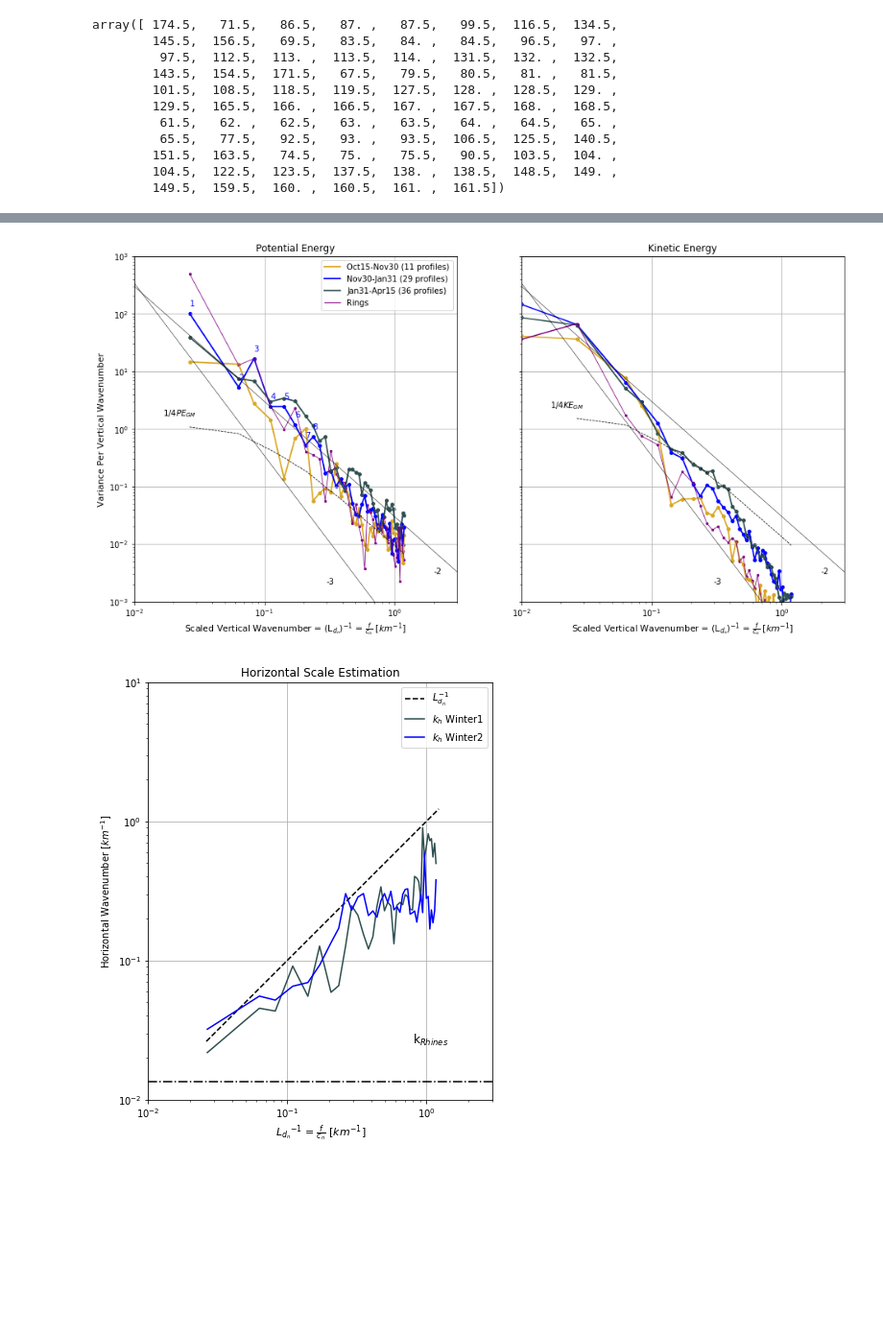
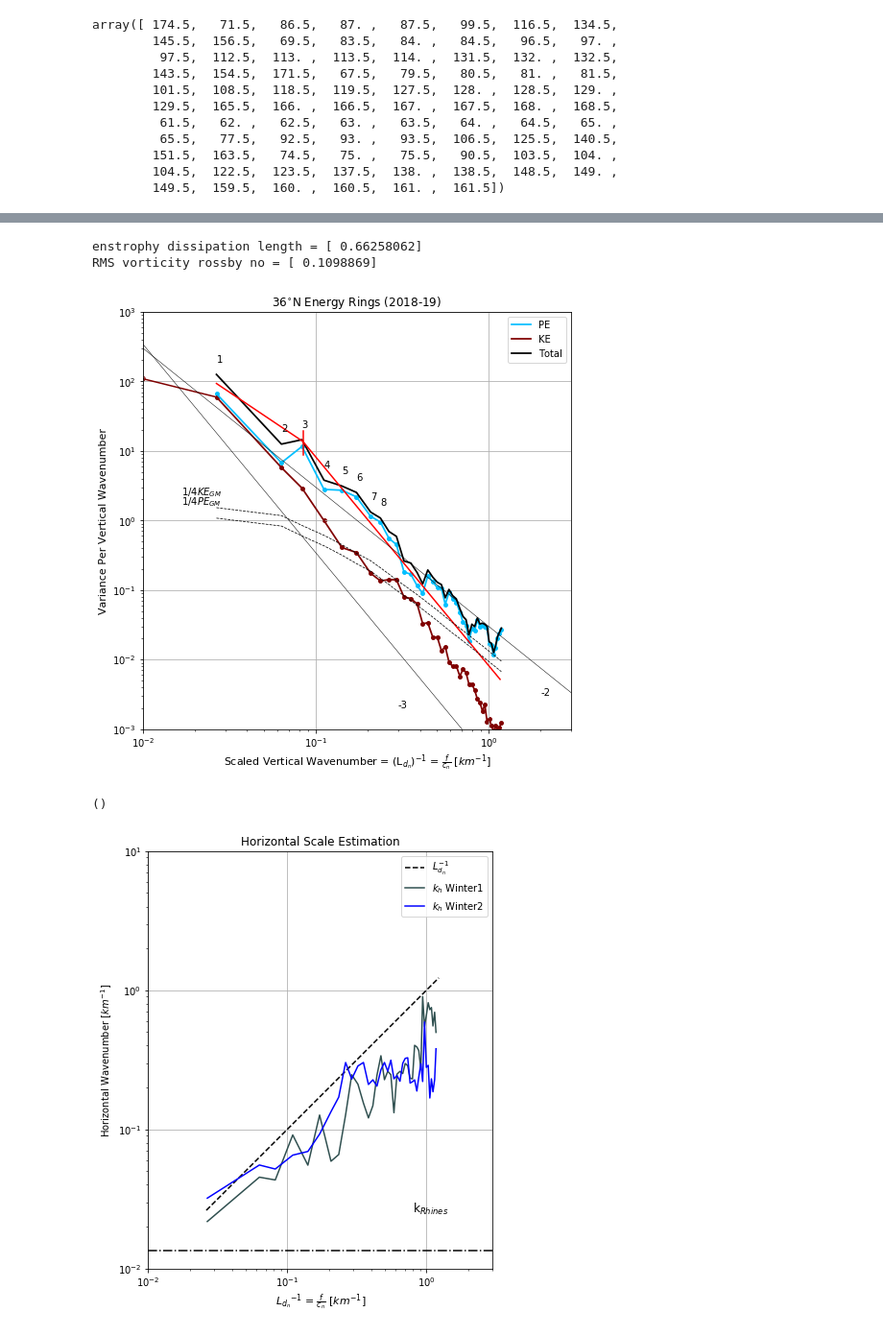
Before and after one commit to jakesteinberg/geostrophic_turbulence, a Jupyter notebook: 36N_dg_2018_mode_projections .ipynb, the cells around one changed output, grey strips where cells are left out. Shown at 96% size. Saved outputs shown, nothing was run; the diff lists cells and outputs as text; code cells hidden in the pictures; blank space fills up the shorter version.

Commit message:
better comparisons among spectra from different places, post meeting with charlie

```diff
--- a/36N_dg_2018_mode_projections .ipynb
+++ b/36N_dg_2018_mode_projections .ipynb
@@ -341,7 +341,8 @@ for i in range(mmax + 1):
     F_int[:, i] = np.interp(grid, grid2, F_int_g2[:, i])
 
 # --- test season differences in modes
-cols = ['#DAA520', 'b', '#2F4F4F', '#800080'] # yellow, blue, grey, ring_color
+cols = ['#DAA520', 'b', '#800080', '#2F4F4F'] # yellow, blue, ring_color, grey
+season_labs = ['Fall', 'Winter', 'Ring']
 # season order, fall, winter1, winter2 (use same colors as BATS: reorder to yellow, blue, grey (no summer/red))
 # BATS order
 # cols = ['#2F4F4F', '#FF4500', '#DAA520', '#800080']
@@ -1091,65 +1128,80 @@ np.shape(np.squeeze(PE_per_mass_0[1:, inn]))
+# %%
+print('enstrophy dissipation length = ' + str(enst_diss))
+print('RMS vorticity rossby no = ' + str(np.sqrt(rms_vort) / f_ref))
+# %% [output]
+enstrophy dissipation length = [ 0.66258062]
+RMS vorticity rossby no = [ 0.1098869]
 # %%
-# --- PLOT ENERGY BY SEASON
+# --- PLOT ENERGY
 
-matplotlib.rcParams['figure.figsize'] = (16,8)
+matplotlib.rcParams['figure.figsize'] = (8,8)
 
-f_s_en, (ax1, ax2) = plt.subplots(1, 2, sharey=True)
-labs = 'Oct15-Nov30 (' + str(np.shape(d_fall)[0]) + ' profiles)', 'Nov30-Jan31 (' + str(np.shape(d_win1)[0]) + ' profiles)', 'Jan31-Apr15 (' + str(np.shape(d_win2)[0]) + ' profiles)', 'Rings'
+scols = ['#00BFFF', '#800000']
+
+f_s_en, ax1 = plt.subplots()
+labs = 'Oct15-Nov30 (' + str(np.shape(d_fall)[0]) + ' profiles)', 'Nov30-Apr15 (' + str(np.shape(d_win2)[0]) + ' profiles)', 'Rings'
 lw = [1.75, 1.75, 1.75, .8]
 scz = [15, 15, 15, 6]
 seasonal_PE_output = np.nan * np.ones((nmodes, len(bckgrds)))
 seasonal_KE_output = np.nan * np.ones((nmodes, len(bckgrds)))
-for i in range(len(bckgrds)):
-    inn = bckgrds[i]
-    ax1.plot(sc_x, np.nanmean(PE_per_mass_0[1:, inn], axis=1) / dk, color=cols[i], label=labs[i], linewidth=lw[i])
-    ax1.scatter(sc_x, np.nanmean(PE_per_mass_0[1:, inn], axis=1) / dk, color=cols[i], s=scz[i])
-    ax2.plot(sc_x, np.nanmean(HKE_per_mass_0[1:, inn], axis=1) / dk, color=cols[i], label=labs[i], linewidth=lw[i])
-    ax2.scatter(sc_x, np.nanmean(HKE_per_mass_0[1:, inn], axis=1) / dk, color=cols[i], s=scz[i])
-    ax2.plot([10**-2, 1000 * f_ref / c[1]], np.nanmean(HKE_per_mass_0[:, inn], axis=1)[0:2] / dk, color=cols[i], linewidth=1.5)
-    ax2.scatter(10**-2, np.nanmean(HKE_per_mass_0[:, inn], axis=1)[0] / dk, color=cols[i], s=scz[i]*1.5, facecolors='none')
+for i in range(1, 2):  # len(bckgrds)
+    inn = bckgrds[1]  # range(0, np.shape(PE_per_mass_0)[1])
+    ax1.plot(sc_x, np.nanmean(PE_per_mass_0[1:, inn], axis=1) / dk, color=scols[0], label='PE', linewidth=lw[i])
+    ax1.scatter(sc_x, np.nanmean(PE_per_mass_0[1:, inn], axis=1) / dk, color=scols[0], s=scz[i])
+    ax1.plot(sc_x, np.nanmean(HKE_per_mass_0[1:, inn], axis=1) / dk, color=scols[1], label='KE', linewidth=lw[i])
+    ax1.scatter(sc_x, np.nanmean(HKE_per_mass_0[1:, inn], axis=1) / dk, color=scols[1], s=scz[i])
+    ax1.plot([10**-2, 1000 * f_ref / c[1]], np.nanmean(HKE_per_mass_0[:, inn], axis=1)[0:2] / dk, color=scols[1], linewidth=1.5)
+    ax1.scatter(10**-2, np.nanmean(HKE_per_mass_0[:, inn], axis=1)[0] / dk, color=scols[1], s=scz[i]*1.5, facecolors='none')
     # plot PE from individual profiles if wanted
     # ax1.plot(sc_x, np.nanmean(PE_per_mass_all[1:, bckgrds_all[i]], axis=1) / dk, color=cols[i], label=labs[i], linewidth=1, linestyle='-')
     # ax1.scatter(sc_x, np.nanmean(PE_per_mass_all[1:, bckgrds_all[i]], axis=1) / dk, color=cols[i], s=15)
 
+    ax1.plot(sc_x, (np.nanmean(PE_per_mass_0[1:, inn], axis=1) + np.nanmean(HKE_per_mass_0[1:, inn], axis=1)) / dk,
+             color='k', label='Total', linewidth=lw[i])
+
+    ax1.plot(10**x_grid, 10**fit_total, color='r')
+    ax1.plot(10**np.array([x_grid[first_over], x_grid[first_over]]),
+             10**np.array([fit_3[0]-.2, fit_3[0]+.15]), color='r')
 
     seasonal_PE_output[1:, i] = np.nanmean(PE_per_mass_0[1:, inn], axis=1) / dk
     seasonal_KE_output[1:, i] = np.nanmean(HKE_per_mass_0[1:, inn], axis=1) / dk
     seasonal_KE_output[0, i] = np.nanmean(HKE_per_mass_0[:, inn], axis=1)[0] / dk
+inn = bckgrds[1]
+TEE = (np.nanmean(PE_per_mass_0[1:, inn], axis=1) + np.nanmean(HKE_per_mass_0[1:, inn], axis=1)) / dk
 modeno = '1', '2', '3', '4', '5', '6', '7', '8'
 for i in range(len(modeno)):
-    ax1.text(sc_x[i], (np.nanmean(PE_per_mass_0[i + 1, bckgrds[1]]) / dk) +
-             (np.nanmean(PE_per_mass_0[i + 1, bckgrds[1]]) / dk)/3, modeno[i], color=cols[1])
+    ax1.text(sc_x[i], TEE[i] + (TEE[i]/2), modeno[i], color='k', fontsize=10)
 # -- GM
 ax1.plot(1000 * f_ref / c_tot[1:], 0.25 * PE_GM / dk, color='k', linewidth=0.75, linestyle='--')
 ax1.text(1000 * f_ref / c_tot[1] - .01, 0.5 * PE_GM[1] / dk, r'$1/4 PE_{GM}$', fontsize=10)
-ax2.plot(1000 * f_ref / c_tot[1:], 0.25 * GMKE / dk, color='k', linewidth=0.75, linestyle='--')
-ax2.text(1000 * f_ref / c_tot[1] - .01, 0.5 * GMKE[1] / dk, r'$1/4 KE_{GM}$', fontsize=10)
+ax1.plot(1000 * f_ref / c_tot[1:], 0.25 * GMKE / dk, color='k', linewidth=0.75, linestyle='--')
+ax1.text(1000 * f_ref / c_tot[1] - .01, 0.5 * GMKE[1] / dk, r'$1/4 KE_{GM}$', fontsize=10)
 ax1.plot([7 * 10**-3, 7 * 10**-1], [10**3, 10**-3], color='k', linewidth=0.5)
 ax1.text(3*10**-1, 2*10**-3, '-3', fontsize=10)
 ax1.plot([10**-2, 10**1], [3*10**2, 3*10**-4], color='k', linewidth=0.5)
 ax1.text(2*10**0, 3*10**-3, '-2', fontsize=10)
-ax2.plot([7 * 10**-3, 7 * 10**-1], [10**3, 10**-3], color='k', linewidth=0.5)
-ax2.text(3*10**-1, 2*10**-3, '-3', fontsize=10)
-ax2.plot([10**-2, 10**1], [3*10**2, 3*10**-4], color='k', linewidth=0.5)
-ax2.text(2*10**0, 3*10**-3, '-2', fontsize=10)
+# ax2.plot([7 * 10**-3, 7 * 10**-1], [10**3, 10**-3], color='k', linewidth=0.5)
+# ax2.text(3*10**-1, 2*10**-3, '-3', fontsize=10)
+# ax2.plot([10**-2, 10**1], [3*10**2, 3*10**-4], color='k', linewidth=0.5)
+# ax2.text(2*10**0, 3*10**-3, '-2', fontsize=10)
 handles, labels = ax1.get_legend_handles_labels()
 ax1.legend(handles, labels, fontsize=10)
 ax1.set_xlabel(r'Scaled Vertical Wavenumber = (L$_{d_{n}}$)$^{-1}$ = $\frac{f}{c_n}$ [$km^{-1}$]', fontsize=11)
 ax1.set_ylabel('Variance Per Vertical Wavenumber', fontsize=11)
-ax1.set_title('Potential Energy')
+ax1.set_title(r'36$^{\circ}$N Energy Rings (2018-19)')
 ax1.set_xlim([10 ** -2, 3 * 10 ** 0])
 ax1.set_ylim([10 ** (-3), 1 * 10 ** 3])
 ax1.set_yscale('log')
 ax1.set_xscale('log')
-ax2.set_xlabel(r'Scaled Vertical Wavenumber = (L$_{d_{n}}$)$^{-1}$ = $\frac{f}{c_n}$ [$km^{-1}$]', fontsize=11)
-ax2.set_title('Kinetic Energy')
-ax2.set_xlim([10 ** -2, 3 * 10 ** 0])
-ax2.set_xscale('log')
-ax1.grid()
-plot_pro(ax2)
-f_s_en.savefig("/Users/jake/Documents/baroclinic_modes/Meetings/meeting_19_04_18/dg_36n_energy.jpg", dpi=300)
+# ax2.set_xlabel(r'Scaled Vertical Wavenumber = (L$_{d_{n}}$)$^{-1}$ = $\frac{f}{c_n}$ [$km^{-1}$]', fontsize=11)
+# ax2.set_title('Kinetic Energy')
+# ax2.set_xlim([10 ** -2, 3 * 10 ** 0])
+# ax2.set_xscale('log')
+plot_pro(ax1)
+# f_s_en.savefig("/Users/jake/Documents/baroclinic_modes/Meetings/meeting_19_04_18/dg_36n_ring_energy.jpg", dpi=300)
 # %% [output]
-[figure, old version]
+[figure, new version]
+()
 # %%
 # Rhines Scale
 r_earth = 6371e3  # earth radius [m]
```
Also changed, not shown: parts of 5 cells of this notebook, 3 other files.
